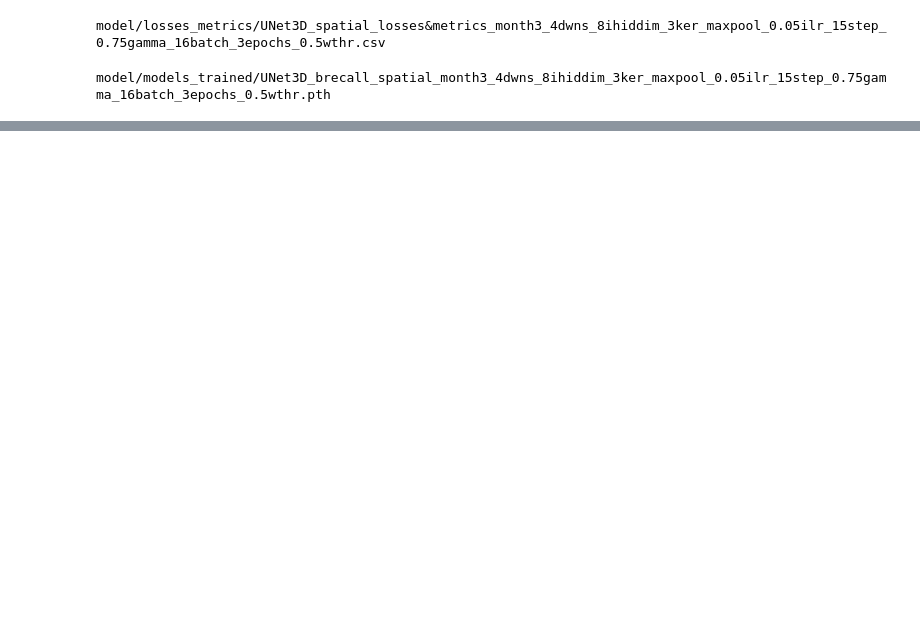
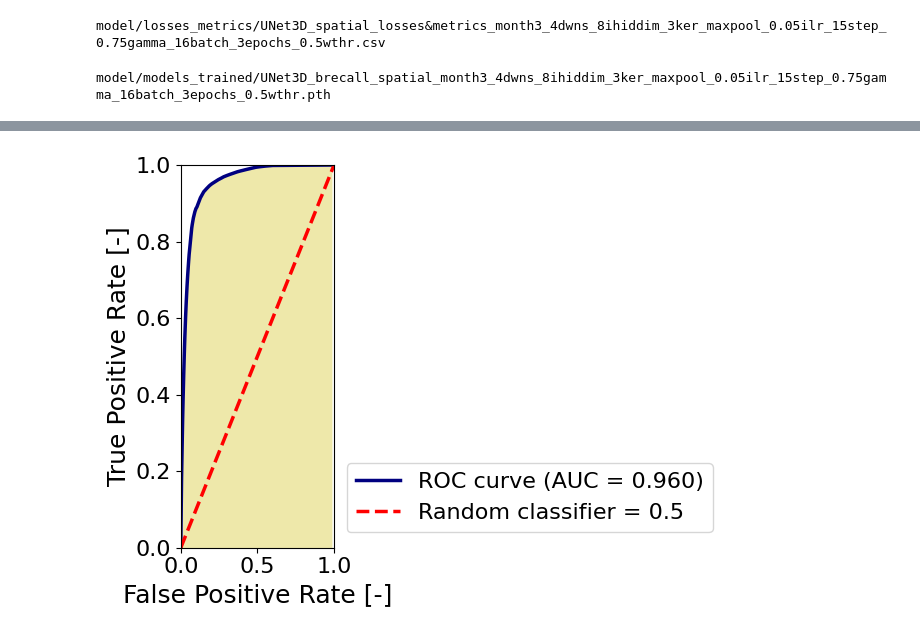
Before and after one commit to guin0x/aiaiaik-ramba, a Jupyter notebook: notebook.ipynb, the cells around one changed output, grey strips where cells are left out. Drawn from its saved outputs; the diff is of its cells as text; code cells hidden in the pictures; blank space fills up the shorter version.

```diff
--- a/notebook.ipynb
+++ b/notebook.ipynb
@@ -257,0 +263,4 @@ NameError: name 'single_roc_curve' is not defined
+# %%
+get_total_roc_curve(model_loss, test_set, device=device);
+# %% [output]
+[figure, added]
```
Also changed, not shown: parts of 13 cells of this notebook.
